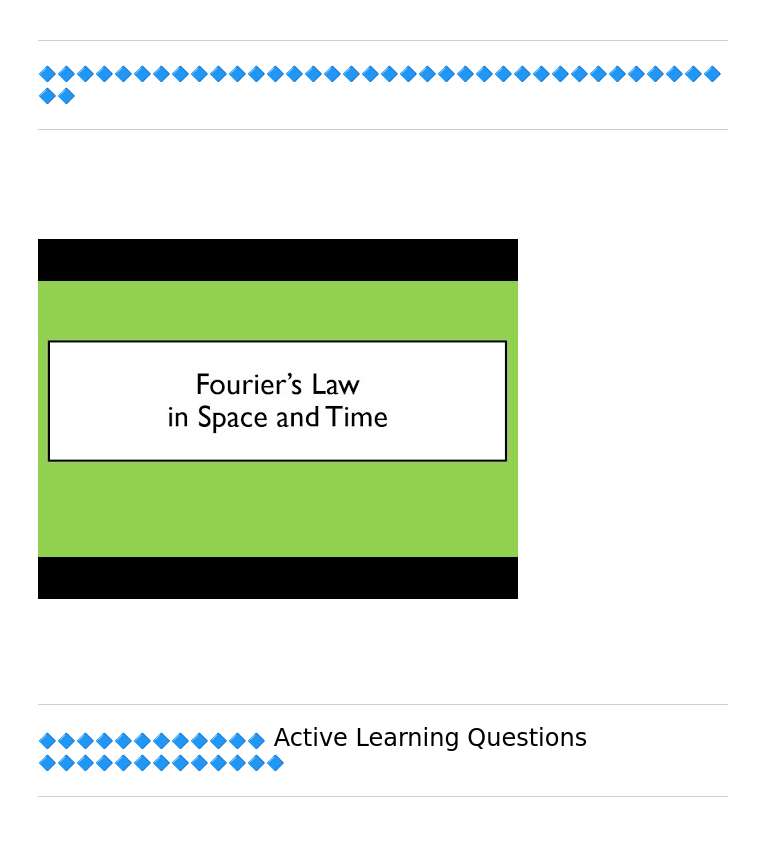
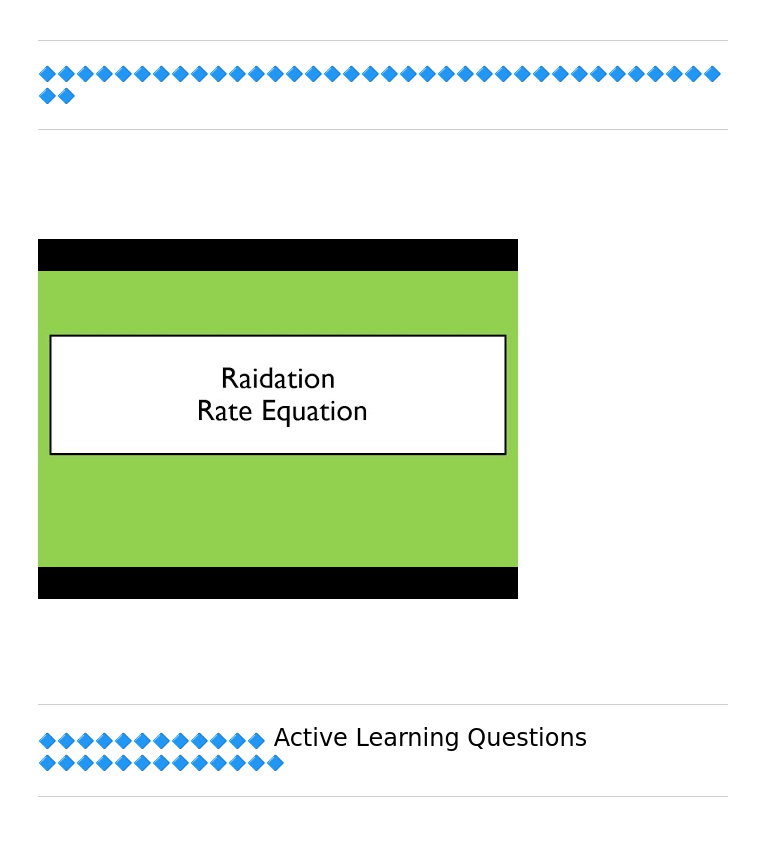
Before and after one commit to MAugspurger/Heat_Transfer_ENGR_321, a Jupyter notebook: 0_Fundamentals/0_4_Convection_Radiation_rate_equation.ipynb, the cells around one changed output. Drawn from its saved outputs; the diff is of its cells as text; code cells hidden in the pictures.

```diff
--- a/0_Fundamentals/0_4_Convection_Radiation_rate_equation.ipynb
+++ b/0_Fundamentals/0_4_Convection_Radiation_rate_equation.ipynb
@@ -9,6 +5,5 @@ We'll start with conduction rate equation, which is also known as Fourier's Law.
 # %%
-# @title ## Video: Fourier's Law {display-mode: "form"}
-# @markdown Run this cell to watch this video, and answer the questions below.
+# @title ## Video: The Convection Rate Equation {display-mode: "form"}
 from IPython.display import YouTubeVideo
 
 def display_video(video_id, W=400, H=300, fs=1):
@@ -17,6 +12,6 @@ def display_video(video_id, W=400, H=300, fs=1):
     #print(f'Video available at https://youtube.com/watch?v={video.id}')
     return
 
-video_id = 'Vm8J4b5mja4'
+video_id = '9iB9Bz37N5s'
 display_video(video_id, W=600, H=450)
 # %% [output]
@@ -108,20 +108,19 @@ C) Once at steady state, the material with the higher 'alpha' would have a large
 
 <br><br><br>
 # %%
-# @title ## Video: Special Cases for Fourier's Law {display-mode: "form"}
-# @markdown Run this cell to watch this video, and answer the questions below.
+# @title ## Video: The Radiation Rate Equation {display-mode: "form"}
 from IPython.display import YouTubeVideo
 
 def display_video(video_id, W=400, H=300, fs=1):
     video = YouTubeVideo(id=video_id, width=W, height=H, fs=fs, rel=0)
     display(video)
     #print(f'Video available at https://youtube.com/watch?v={video.id}')
     return
 
-video_id = 'ROXjMUnqo4I'
+video_id = 'EQbCAiIP5nE'
 display_video(video_id, W=600, H=450)
 # %% [output]
-[figure, old version]
+[figure, new version]
 # %% [markdown]
 <br><br><br>
 
```
Also changed, not shown: parts of 14 cells of this notebook.
